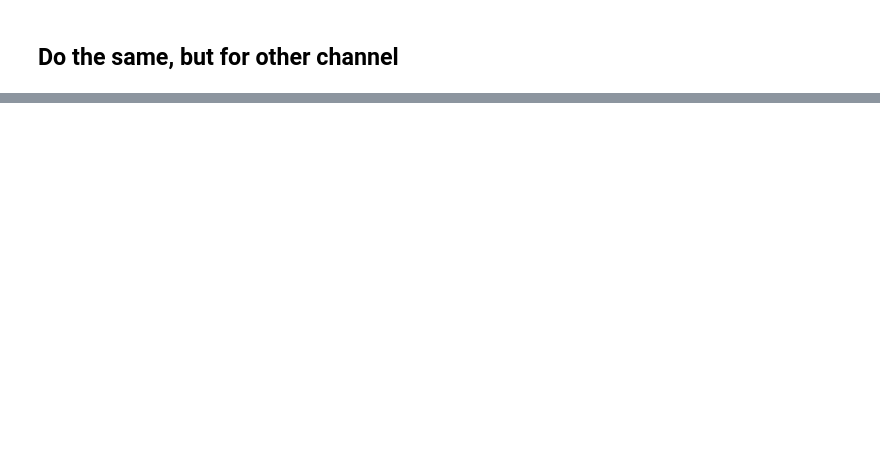
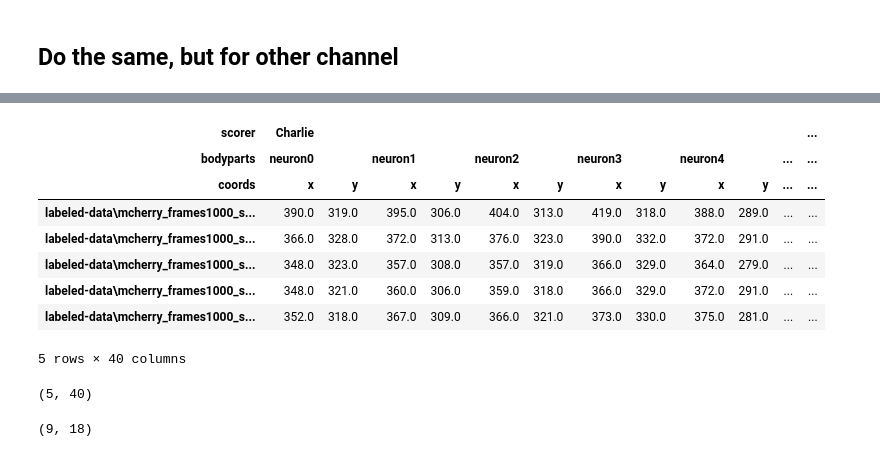
Before and after one commit to ch9nuk9/wbfm, a Jupyter notebook: example-WBFM-workflow/Preprocessing_wbfm_dataset.ipynb, the cells around one changed output, grey strips where cells are left out. Saved outputs shown, nothing was run; the diff lists cells and outputs as text; code cells hidden in the pictures; blank space fills up the shorter version.

```diff
--- a/example-WBFM-workflow/Preprocessing_wbfm_dataset.ipynb
+++ b/example-WBFM-workflow/Preprocessing_wbfm_dataset.ipynb
@@ -130,0 +246,5 @@ Page 6584/6600; a portion of slice 200/200 to tmp array index 5
+# %%
+project_folder = 'C:\\Users\\charles.fieseler\\Documents\\Current_work\\DLC_for_WBFM\\DLC_Projects\\wbfm_3d_annotation_test-Charlie-2020-10-21\\'
+path_config_file = os.path.join(project_folder, 'config.yaml')
+
+video_fname = os.path.join(project_folder, 'videos\\mcherry_frames1000_slice17_22.btf')
@@ -130,0 +278,14 @@ Page 6584/6600; a portion of slice 200/200 to tmp array index 5
+# %%
+df2 = pd.read_hdf(project_folder+"tmp.h5")
+# %%
+df2
+# %% [output]
+| scorer | Charlie |  |  |  |  |  |  |  |  |  |  | ... |
+| bodyparts | neuron0 |  | neuron1 |  | neuron2 |  | neuron3 |  | neuron4 |  | ... | ... |
+| coords | x | y | x | y | x | y | x | y | x | y | ... | ... |
+| labeled-data\mcherry_frames1000_s... | 390.0 | 319.0 | 395.0 | 306.0 | 404.0 | 313.0 | 419.0 | 318.0 | 388.0 | 289.0 | ... | ... |
+| labeled-data\mcherry_frames1000_s... | 366.0 | 328.0 | 372.0 | 313.0 | 376.0 | 323.0 | 390.0 | 332.0 | 372.0 | 291.0 | ... | ... |
+| labeled-data\mcherry_frames1000_s... | 348.0 | 323.0 | 357.0 | 308.0 | 357.0 | 319.0 | 366.0 | 329.0 | 364.0 | 279.0 | ... | ... |
+| labeled-data\mcherry_frames1000_s... | 348.0 | 321.0 | 360.0 | 306.0 | 359.0 | 318.0 | 366.0 | 329.0 | 372.0 | 291.0 | ... | ... |
+| labeled-data\mcherry_frames1000_s... | 352.0 | 318.0 | 367.0 | 309.0 | 366.0 | 321.0 | 373.0 | 330.0 | 375.0 | 281.0 | ... | ... |
+5 rows × 40 columns
@@ -130,0 +294,4 @@ Page 6584/6600; a portion of slice 200/200 to tmp array index 5
+# %%
+df3['Charlie'].shape
+# %% [output]
+(5, 40)
@@ -130,0 +300,4 @@ Page 6584/6600; a portion of slice 200/200 to tmp array index 5
+# %%
+df_old['Charlie'].shape
+# %% [output]
+(9, 18)
```
Also changed, not shown: parts of 33 cells of this notebook, 1 other file.
